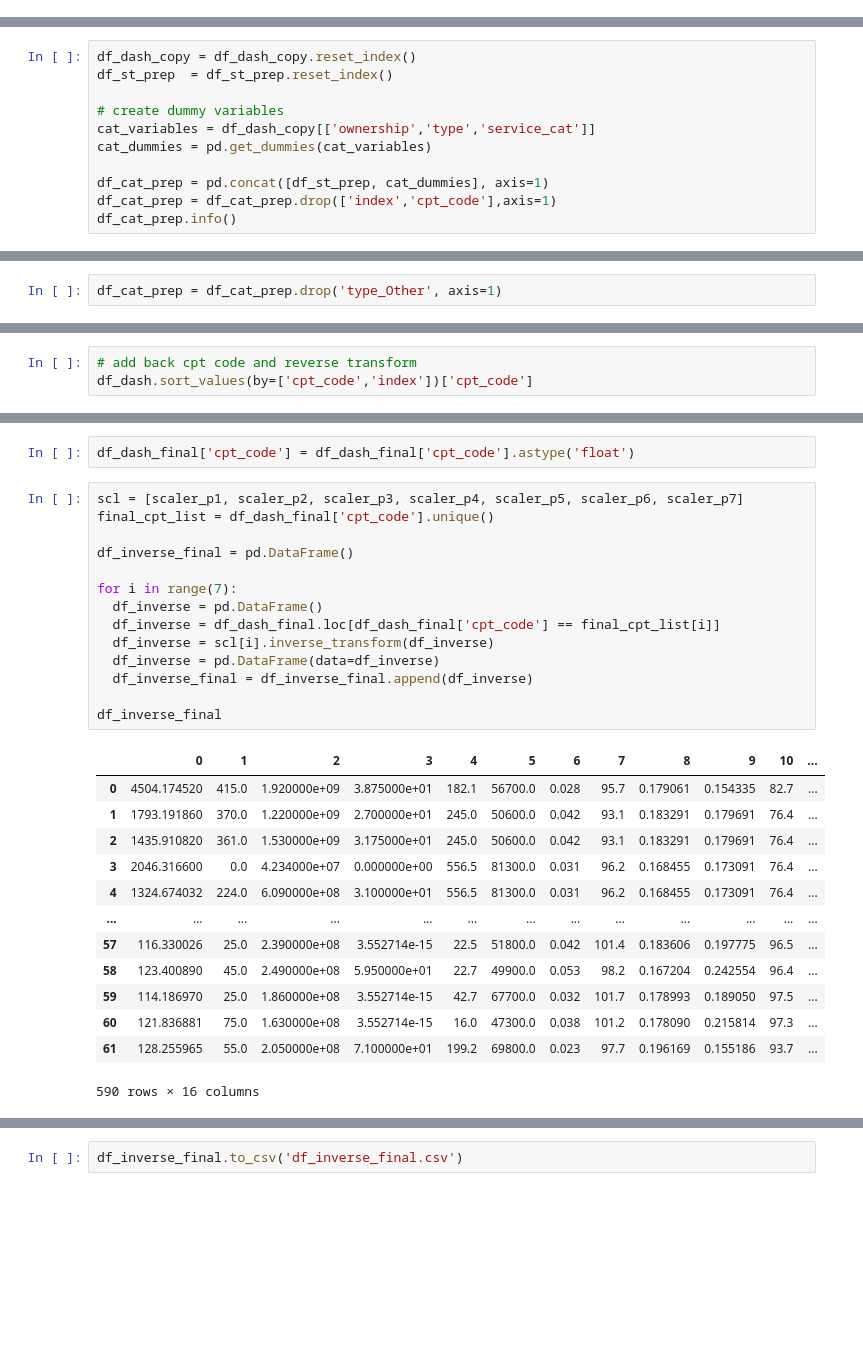
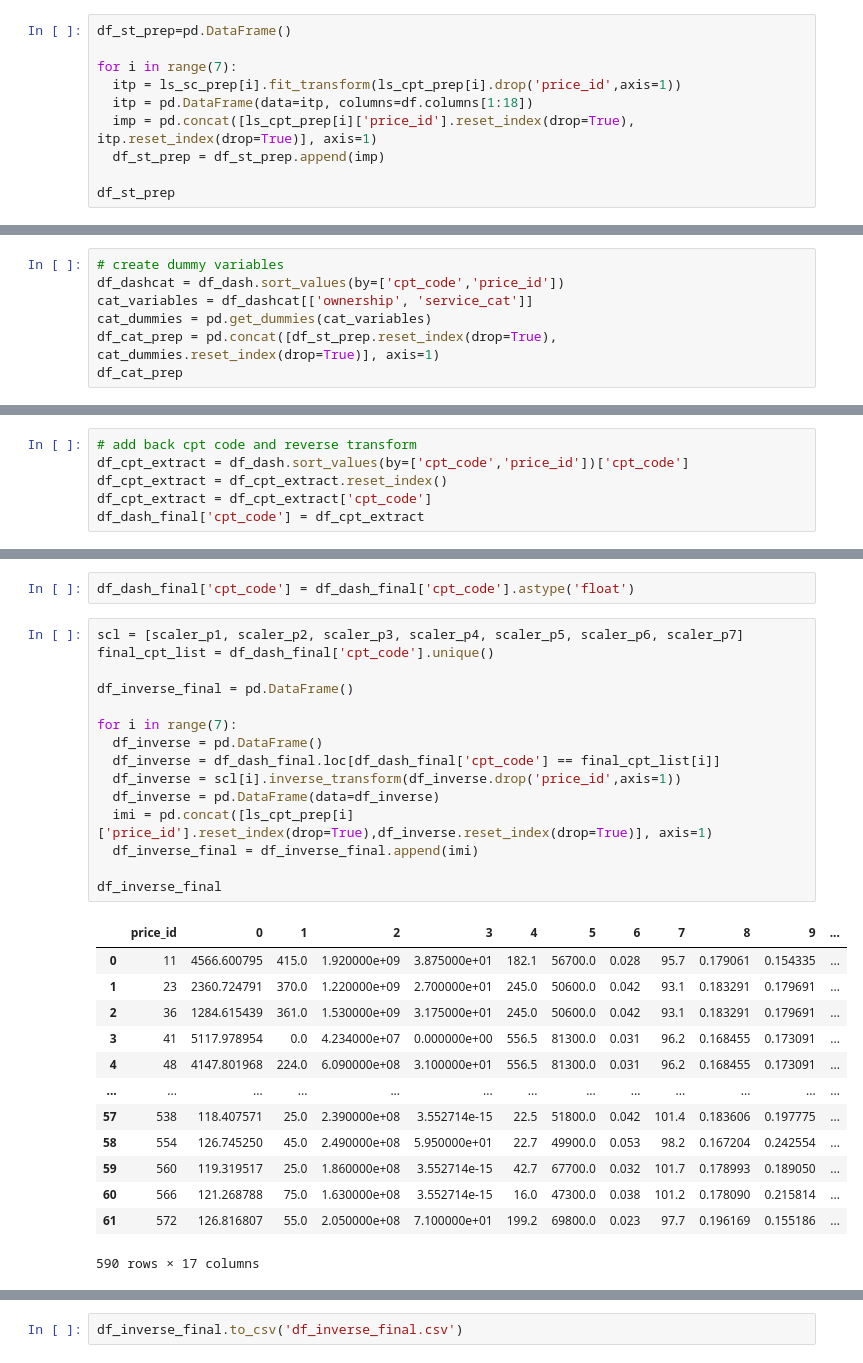
Before and after one commit to junting-huang/ds4a_project, a Jupyter notebook: regression_model.ipynb, the cells around one changed output, grey strips where cells are left out. Cells and saved outputs as stored; diff of their text form; blank space fills up the shorter version.

```diff
--- a/regression_model.ipynb
+++ b/regression_model.ipynb
@@ -680,0 +654,10 @@ df_dash_copy = df_dash_copy.sort_values(by=['cpt_code','index'])
+# %%
+df_st_prep=pd.DataFrame()
+
+for i in range(7):
+  itp = ls_sc_prep[i].fit_transform(ls_cpt_prep[i].drop('price_id',axis=1))
+  itp = pd.DataFrame(data=itp, columns=df.columns[1:18])
+  imp = pd.concat([ls_cpt_prep[i]['price_id'].reset_index(drop=True), itp.reset_index(drop=True)], axis=1)
+  df_st_prep = df_st_prep.append(imp)
+
+df_st_prep
@@ -681,12 +678,8 @@ df_dash_copy = df_dash_copy.sort_values(by=['cpt_code','index'])
 # %%
-df_dash_copy = df_dash_copy.reset_index()
-df_st_prep  = df_st_prep.reset_index()
-
 # create dummy variables
-cat_variables = df_dash_copy[['ownership','type','service_cat']]
+df_dashcat = df_dash.sort_values(by=['cpt_code','price_id'])
+cat_variables = df_dashcat[['ownership', 'service_cat']]
 cat_dummies = pd.get_dummies(cat_variables)
-
-df_cat_prep = pd.concat([df_st_prep, cat_dummies], axis=1)
-df_cat_prep = df_cat_prep.drop(['index','cpt_code'],axis=1)
-df_cat_prep.info()
+df_cat_prep = pd.concat([df_st_prep.reset_index(drop=True), cat_dummies.reset_index(drop=True)], axis=1)
+df_cat_prep
 # %% [output]
@@ -710,5 +699,3 @@ memory usage: 77.3 KB
-# %%
-df_cat_prep = df_cat_prep.drop('type_Other', axis=1)
 # %% [markdown]
 ## 2.3 Use New X for Prediction
 # %%
@@ -775,3 +723,6 @@ df_dash_final[['cash_price','cash_price_pred']]
 # %%
 # add back cpt code and reverse transform
-df_dash.sort_values(by=['cpt_code','index'])['cpt_code']
+df_cpt_extract = df_dash.sort_values(by=['cpt_code','price_id'])['cpt_code']
+df_cpt_extract = df_cpt_extract.reset_index()
+df_cpt_extract = df_cpt_extract['cpt_code']
+df_dash_final['cpt_code'] = df_cpt_extract
@@ -858,31 +759,32 @@ df_dash_final['cpt_code'] = df_dash_final['cpt_code'].astype('float')
 # %%
 scl = [scaler_p1, scaler_p2, scaler_p3, scaler_p4, scaler_p5, scaler_p6, scaler_p7]
 final_cpt_list = df_dash_final['cpt_code'].unique()
 
 df_inverse_final = pd.DataFrame()
 
 for i in range(7):
   df_inverse = pd.DataFrame()
   df_inverse = df_dash_final.loc[df_dash_final['cpt_code'] == final_cpt_list[i]]
-  df_inverse = scl[i].inverse_transform(df_inverse)
+  df_inverse = scl[i].inverse_transform(df_inverse.drop('price_id',axis=1))
   df_inverse = pd.DataFrame(data=df_inverse)
-  df_inverse_final = df_inverse_final.append(df_inverse)
+  imi = pd.concat([ls_cpt_prep[i]['price_id'].reset_index(drop=True),df_inverse.reset_index(drop=True)], axis=1)
+  df_inverse_final = df_inverse_final.append(imi)
 
 df_inverse_final
 # %% [output]
-|  | 0 | 1 | 2 | 3 | 4 | 5 | 6 | 7 | 8 | 9 | 10 | ... |
-| 0 | 4504.174520 | 415.0 | 1.920000e+09 | 3.875000e+01 | 182.1 | 56700.0 | 0.028 | 95.7 | 0.179061 | 0.154335 | 82.7 | ... |
-| 1 | 1793.191860 | 370.0 | 1.220000e+09 | 2.700000e+01 | 245.0 | 50600.0 | 0.042 | 93.1 | 0.183291 | 0.179691 | 76.4 | ... |
-| 2 | 1435.910820 | 361.0 | 1.530000e+09 | 3.175000e+01 | 245.0 | 50600.0 | 0.042 | 93.1 | 0.183291 | 0.179691 | 76.4 | ... |
-| 3 | 2046.316600 | 0.0 | 4.234000e+07 | 0.000000e+00 | 556.5 | 81300.0 | 0.031 | 96.2 | 0.168455 | 0.173091 | 76.4 | ... |
-| 4 | 1324.674032 | 224.0 | 6.090000e+08 | 3.100000e+01 | 556.5 | 81300.0 | 0.031 | 96.2 | 0.168455 | 0.173091 | 76.4 | ... |
+|  | price_id | 0 | 1 | 2 | 3 | 4 | 5 | 6 | 7 | 8 | 9 | ... |
+| 0 | 11 | 4566.600795 | 415.0 | 1.920000e+09 | 3.875000e+01 | 182.1 | 56700.0 | 0.028 | 95.7 | 0.179061 | 0.154335 | ... |
+| 1 | 23 | 2360.724791 | 370.0 | 1.220000e+09 | 2.700000e+01 | 245.0 | 50600.0 | 0.042 | 93.1 | 0.183291 | 0.179691 | ... |
+| 2 | 36 | 1284.615439 | 361.0 | 1.530000e+09 | 3.175000e+01 | 245.0 | 50600.0 | 0.042 | 93.1 | 0.183291 | 0.179691 | ... |
+| 3 | 41 | 5117.978954 | 0.0 | 4.234000e+07 | 0.000000e+00 | 556.5 | 81300.0 | 0.031 | 96.2 | 0.168455 | 0.173091 | ... |
+| 4 | 48 | 4147.801968 | 224.0 | 6.090000e+08 | 3.100000e+01 | 556.5 | 81300.0 | 0.031 | 96.2 | 0.168455 | 0.173091 | ... |
 | ... | ... | ... | ... | ... | ... | ... | ... | ... | ... | ... | ... | ... |
-| 57 | 116.330026 | 25.0 | 2.390000e+08 | 3.552714e-15 | 22.5 | 51800.0 | 0.042 | 101.4 | 0.183606 | 0.197775 | 96.5 | ... |
-| 58 | 123.400890 | 45.0 | 2.490000e+08 | 5.950000e+01 | 22.7 | 49900.0 | 0.053 | 98.2 | 0.167204 | 0.242554 | 96.4 | ... |
-| 59 | 114.186970 | 25.0 | 1.860000e+08 | 3.552714e-15 | 42.7 | 67700.0 | 0.032 | 101.7 | 0.178993 | 0.189050 | 97.5 | ... |
-| 60 | 121.836881 | 75.0 | 1.630000e+08 | 3.552714e-15 | 16.0 | 47300.0 | 0.038 | 101.2 | 0.178090 | 0.215814 | 97.3 | ... |
-| 61 | 128.255965 | 55.0 | 2.050000e+08 | 7.100000e+01 | 199.2 | 69800.0 | 0.023 | 97.7 | 0.196169 | 0.155186 | 93.7 | ... |
+| 57 | 538 | 118.407571 | 25.0 | 2.390000e+08 | 3.552714e-15 | 22.5 | 51800.0 | 0.042 | 101.4 | 0.183606 | 0.197775 | ... |
+| 58 | 554 | 126.745250 | 45.0 | 2.490000e+08 | 5.950000e+01 | 22.7 | 49900.0 | 0.053 | 98.2 | 0.167204 | 0.242554 | ... |
+| 59 | 560 | 119.319517 | 25.0 | 1.860000e+08 | 3.552714e-15 | 42.7 | 67700.0 | 0.032 | 101.7 | 0.178993 | 0.189050 | ... |
+| 60 | 566 | 121.268788 | 75.0 | 1.630000e+08 | 3.552714e-15 | 16.0 | 47300.0 | 0.038 | 101.2 | 0.178090 | 0.215814 | ... |
+| 61 | 572 | 126.816807 | 55.0 | 2.050000e+08 | 7.100000e+01 | 199.2 | 69800.0 | 0.023 | 97.7 | 0.196169 | 0.155186 | ... |
-590 rows × 16 columns
+590 rows × 17 columns
 # %%
 df_inverse_final.columns = df_dash_final.columns
 df_inverse_final
```
Also changed, not shown: parts of 40 cells of this notebook.
